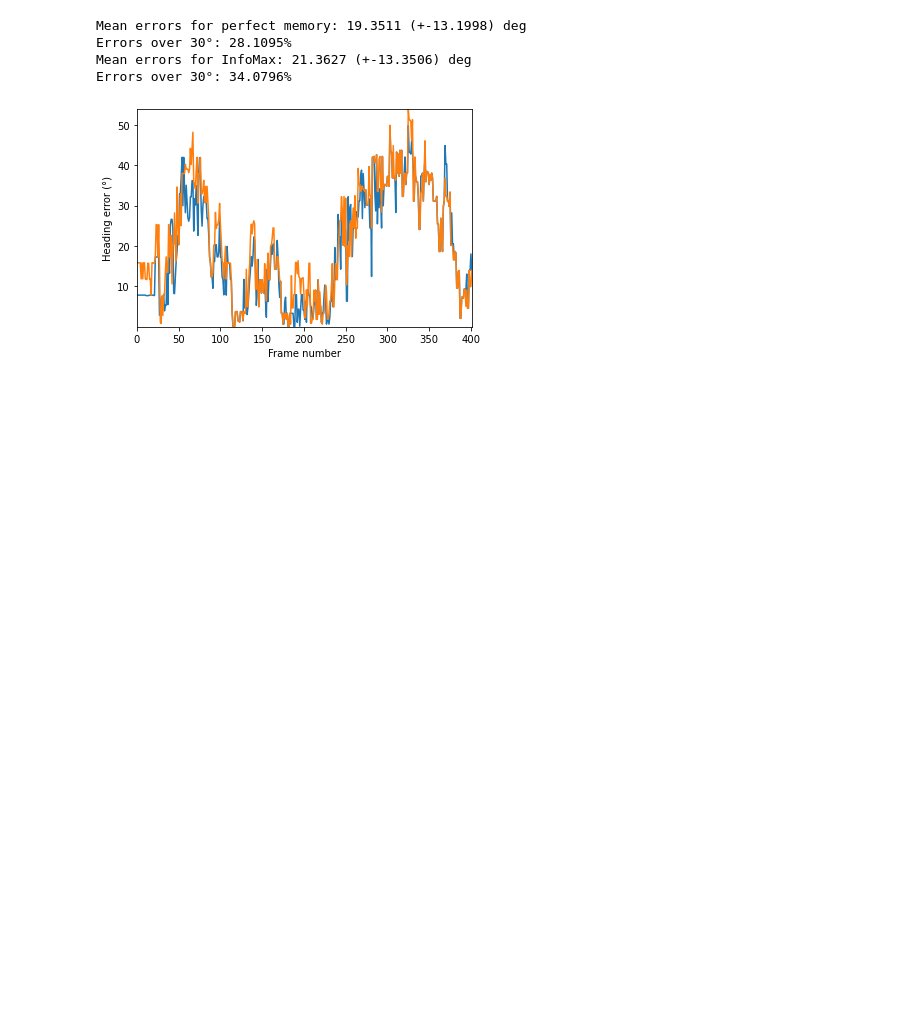
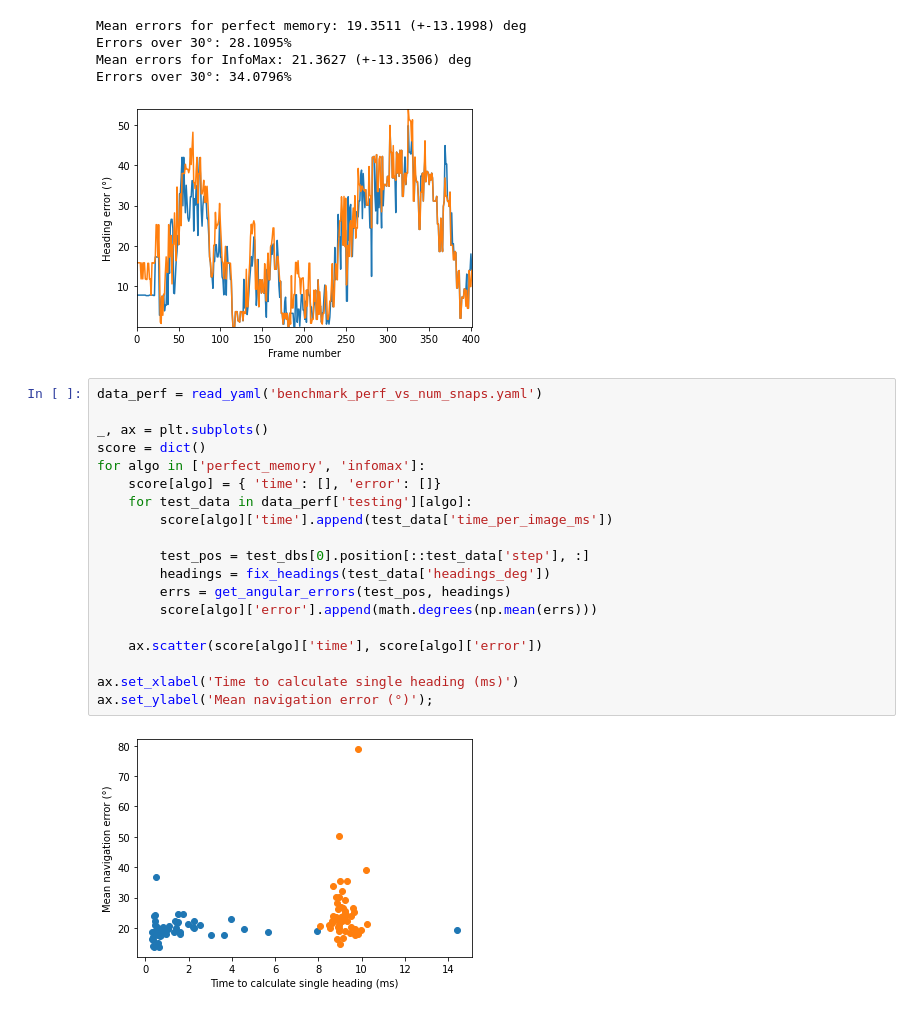
Before and after one commit to BrainsOnBoard/navbench, a Jupyter notebook: c++/results.ipynb, the cells around one changed output. Saved outputs shown, nothing was run; the diff lists cells and outputs as text; blank space fills up the shorter version.

Commit message:
Also plot angular error vs. computation time

```diff
--- a/c++/results.ipynb
+++ b/c++/results.ipynb
@@ -128,3 +128,24 @@ Errors over 30°: 28.1095%
 Mean errors for InfoMax: 21.3627 (+-13.3506) deg
 Errors over 30°: 34.0796%
 [figure]
+# %%
+data_perf = read_yaml('benchmark_perf_vs_num_snaps.yaml')
+
+_, ax = plt.subplots()
+score = dict()
+for algo in ['perfect_memory', 'infomax']:
+    score[algo] = { 'time': [], 'error': []}
+    for test_data in data_perf['testing'][algo]:
+        score[algo]['time'].append(test_data['time_per_image_ms'])
+
+        test_pos = test_dbs[0].position[::test_data['step'], :]
+        headings = fix_headings(test_data['headings_deg'])
+        errs = get_angular_errors(test_pos, headings)
+        score[algo]['error'].append(math.degrees(np.mean(errs)))
+
+    ax.scatter(score[algo]['time'], score[algo]['error'])
+
+ax.set_xlabel('Time to calculate single heading (ms)')
+ax.set_ylabel('Mean navigation error (°)');
+# %% [output]
+[figure, added]
```
Also changed, not shown: 7 other files.
